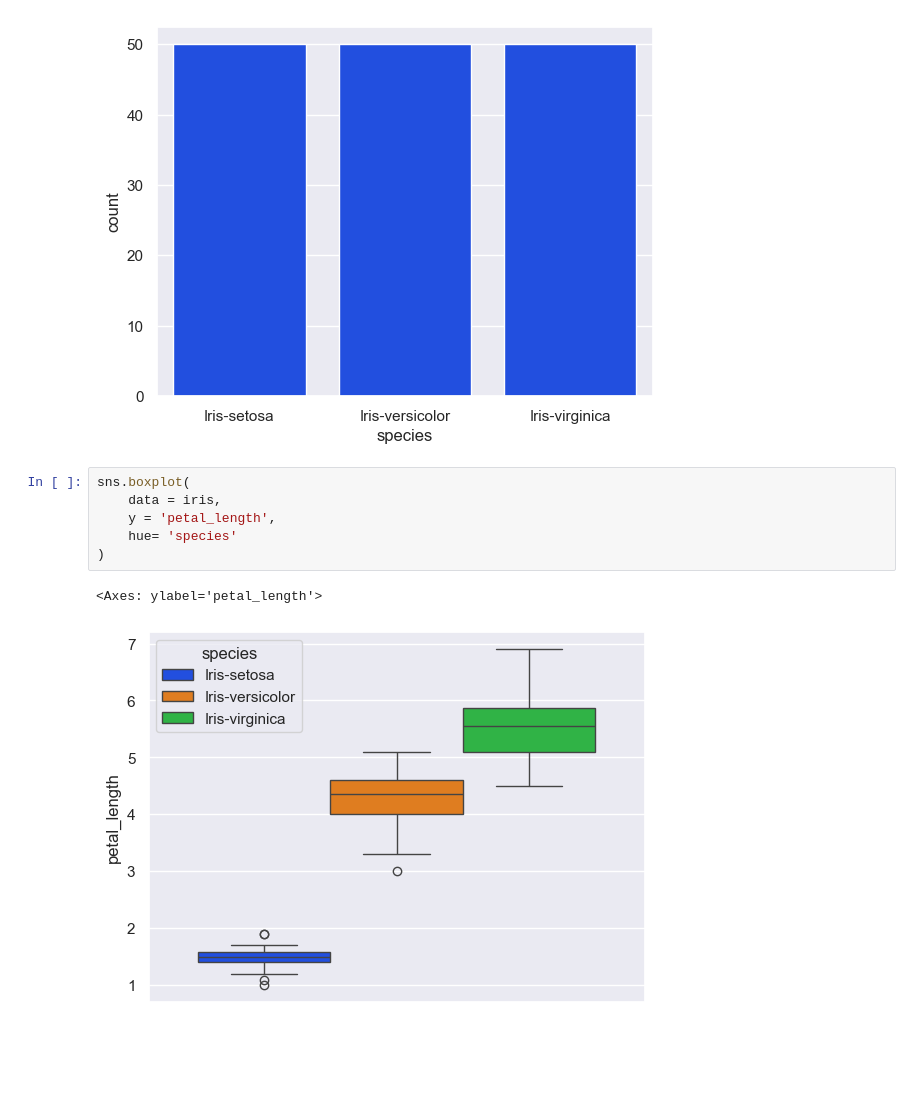
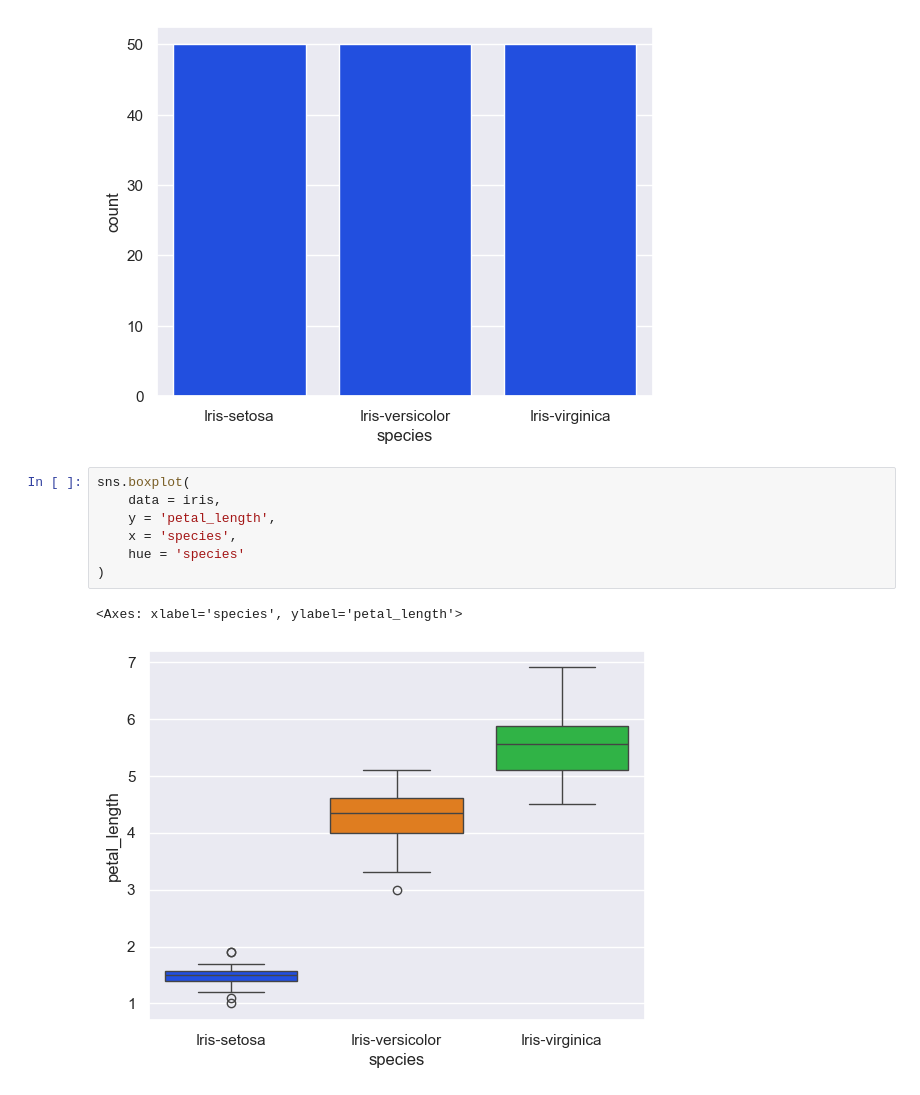
Before and after one commit to CabHug/Portfolio, a Jupyter notebook: Practicas/Visualizacion/Practica_visualizacion.ipynb, the cells around one changed output. Cells and saved outputs as stored; diff of their text form; blank space fills up the shorter version.

```diff
--- a/Practicas/Visualizacion/Practica_visualizacion.ipynb
+++ b/Practicas/Visualizacion/Practica_visualizacion.ipynb
@@ -285,9 +285,10 @@ sns.countplot(
 # %%
 sns.boxplot(
     data = iris,
     y = 'petal_length',
-    hue= 'species'
+    x = 'species',
+    hue = 'species'
 )
 # %% [output]
-<Axes: ylabel='petal_length'>
+<Axes: xlabel='species', ylabel='petal_length'>
-[figure, old version]
+[figure, new version]
```
Also changed, not shown: parts of 6 cells of this notebook.
